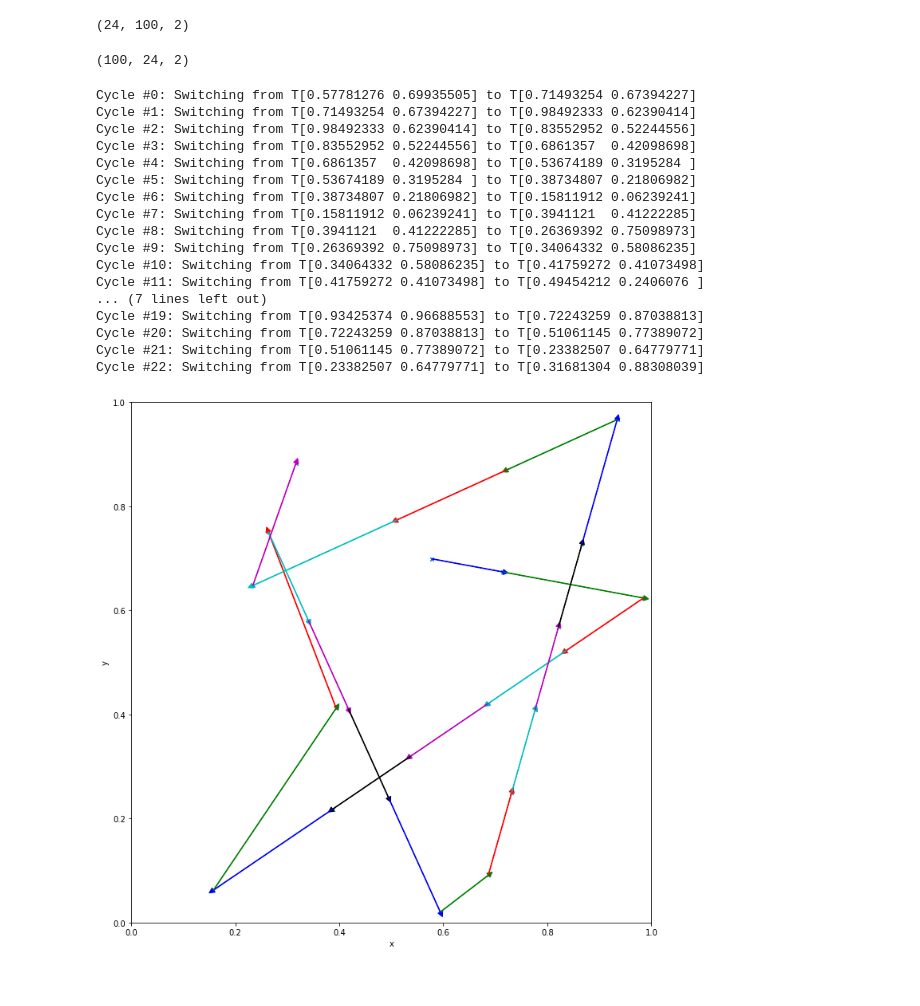
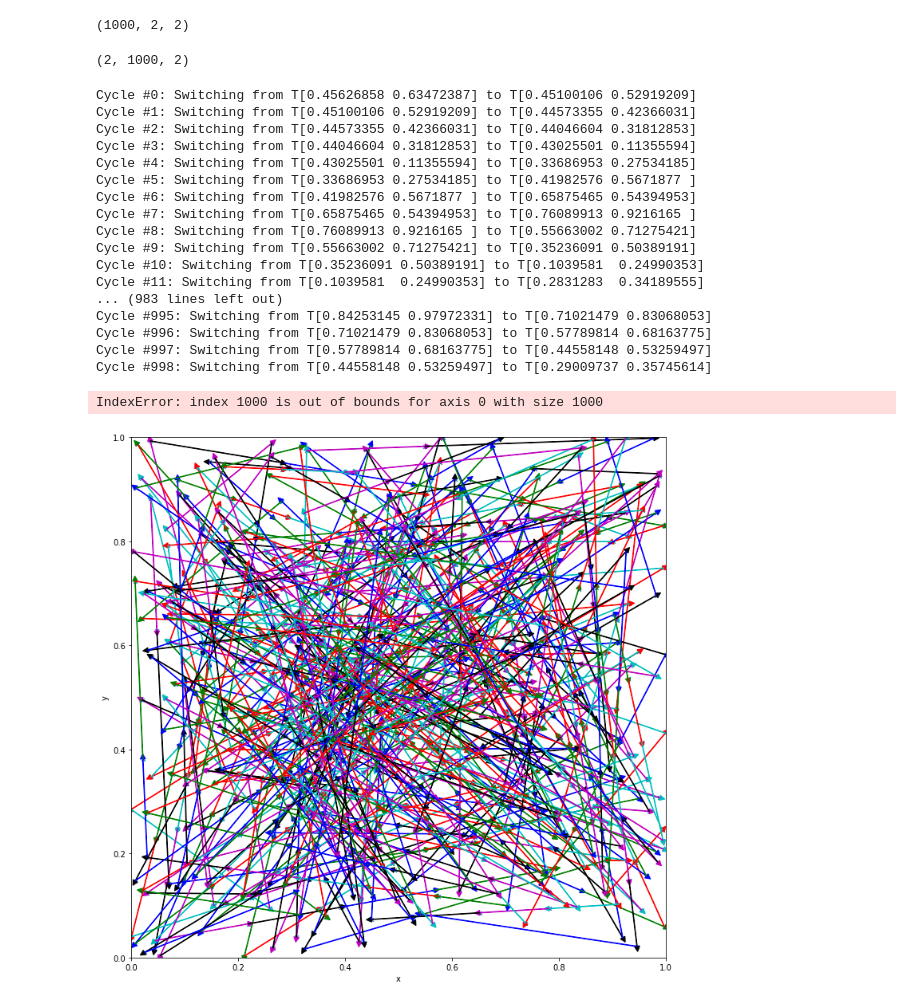
Before and after one commit to leopiney/tscf, a Jupyter notebook: random-waypoint-simulator.ipynb, the cells around one changed output. Saved outputs shown, nothing was run; the diff lists cells and outputs as text; code cells hidden in the pictures.

Commit message:
Added more intense waypoint simulation

```diff
--- a/random-waypoint-simulator.ipynb
+++ b/random-waypoint-simulator.ipynb
@@ -7,7 +7,7 @@ from tracer.pymobility.models.mobility import random_direction
 from tracer.pymobility.models.mobility import random_walk
 from tracer.pymobility.models.mobility import stochastic_walk
 # %%
-rw = random_waypoint(100, dimensions=(1, 1), velocity=(0.1, 0.3), wt_max=1)
+rw = random_waypoint(2, dimensions=(1, 1), velocity=(0.1, 0.3), wt_max=1)
 # rw = random_direction(100, dimensions=(1, 1), velocity=(0.1, 0.3), wt_max=1)
 # rw = random_walk(100, dimensions=(1, 1), velocity=0.05)
 # %%
@@ -16,27 +16,27 @@ import numpy as np
 
 # trace = np.array(list(itertools.islice(rw, 1)))
 traces = []
-for i in range(24):
+for i in range(1000):
     traces.append(np.copy(next(rw)))
 
 traces = np.array(traces)
 # %%
 traces.shape
 # %% [output]
-(24, 100, 2)
+(1000, 2, 2)
 # %%
 traces = traces.swapaxes(0, 1)
 # %%
 traces.shape
 # %% [output]
-(100, 24, 2)
+(2, 1000, 2)
 # %%
 import pandas as pd
 import matplotlib.pyplot as plt
 
 %matplotlib inline
 
-user_trace = traces[3]
+user_trace = traces[1]
 
 df_trace = pd.DataFrame(user_trace, columns=['x', 'y'])
 ax = df_trace.plot.scatter(
@@ -45,49 +45,50 @@ ax = df_trace.plot.scatter(
     ylim=(0, 1),
     xlim=(0, 1),
     figsize=(12, 12),
     marker='x'
 )
 
 cycol = itertools.cycle('bgrcmk')
 
 # for i in range(trace.shape[1] - 1):
-for i in range(24 - 1):
+for i in range(1000):
     if all(user_trace[i] == user_trace[i + 1]):
         print(f'Cycle #{i}: Staying in tower T{user_trace[i]}')
         continue
     x1, y1 = user_trace[i]
     x2, y2 = user_trace[i + 1]
 
     print(f'Cycle #{i}: Switching from T{user_trace[i]} to T{user_trace[i + 1]}')
     color = next(cycol)
     ax.arrow(
         x1,
         y1,
         x2 - x1,
         y2 - y1,
         head_width=0.01,
         head_length=0.01,
         fc=color,
         ec=color
     )
 
 plt.gca().set_aspect('equal', adjustable='box')
 # %% [output]
-Cycle #0: Switching from T[0.57781276 0.69935505] to T[0.71493254 0.67394227]
-Cycle #1: Switching from T[0.71493254 0.67394227] to T[0.98492333 0.62390414]
-Cycle #2: Switching from T[0.98492333 0.62390414] to T[0.83552952 0.52244556]
-Cycle #3: Switching from T[0.83552952 0.52244556] to T[0.6861357  0.42098698]
-Cycle #4: Switching from T[0.6861357  0.42098698] to T[0.53674189 0.3195284 ]
-Cycle #5: Switching from T[0.53674189 0.3195284 ] to T[0.38734807 0.21806982]
-Cycle #6: Switching from T[0.38734807 0.21806982] to T[0.15811912 0.06239241]
-Cycle #7: Switching from T[0.15811912 0.06239241] to T[0.3941121  0.41222285]
-Cycle #8: Switching from T[0.3941121  0.41222285] to T[0.26369392 0.75098973]
-Cycle #9: Switching from T[0.26369392 0.75098973] to T[0.34064332 0.58086235]
-Cycle #10: Switching from T[0.34064332 0.58086235] to T[0.41759272 0.41073498]
-Cycle #11: Switching from T[0.41759272 0.41073498] to T[0.49454212 0.2406076 ]
-... (7 lines left out)
-Cycle #19: Switching from T[0.93425374 0.96688553] to T[0.72243259 0.87038813]
-Cycle #20: Switching from T[0.72243259 0.87038813] to T[0.51061145 0.77389072]
-Cycle #21: Switching from T[0.51061145 0.77389072] to T[0.23382507 0.64779771]
-Cycle #22: Switching from T[0.23382507 0.64779771] to T[0.31681304 0.88308039]
+Cycle #0: Switching from T[0.45626858 0.63472387] to T[0.45100106 0.52919209]
+Cycle #1: Switching from T[0.45100106 0.52919209] to T[0.44573355 0.42366031]
+Cycle #2: Switching from T[0.44573355 0.42366031] to T[0.44046604 0.31812853]
+Cycle #3: Switching from T[0.44046604 0.31812853] to T[0.43025501 0.11355594]
+Cycle #4: Switching from T[0.43025501 0.11355594] to T[0.33686953 0.27534185]
+Cycle #5: Switching from T[0.33686953 0.27534185] to T[0.41982576 0.5671877 ]
+Cycle #6: Switching from T[0.41982576 0.5671877 ] to T[0.65875465 0.54394953]
+Cycle #7: Switching from T[0.65875465 0.54394953] to T[0.76089913 0.9216165 ]
+Cycle #8: Switching from T[0.76089913 0.9216165 ] to T[0.55663002 0.71275421]
+Cycle #9: Switching from T[0.55663002 0.71275421] to T[0.35236091 0.50389191]
+Cycle #10: Switching from T[0.35236091 0.50389191] to T[0.1039581  0.24990353]
+Cycle #11: Switching from T[0.1039581  0.24990353] to T[0.2831283  0.34189555]
+... (983 lines left out)
+Cycle #995: Switching from T[0.84253145 0.97972331] to T[0.71021479 0.83068053]
+Cycle #996: Switching from T[0.71021479 0.83068053] to T[0.57789814 0.68163775]
+Cycle #997: Switching from T[0.57789814 0.68163775] to T[0.44558148 0.53259497]
+Cycle #998: Switching from T[0.44558148 0.53259497] to T[0.29009737 0.35745614]
+IndexError: index 1000 is out of bounds for axis 0 with size 1000
-[figure, old version]
+[figure, new version]
```
